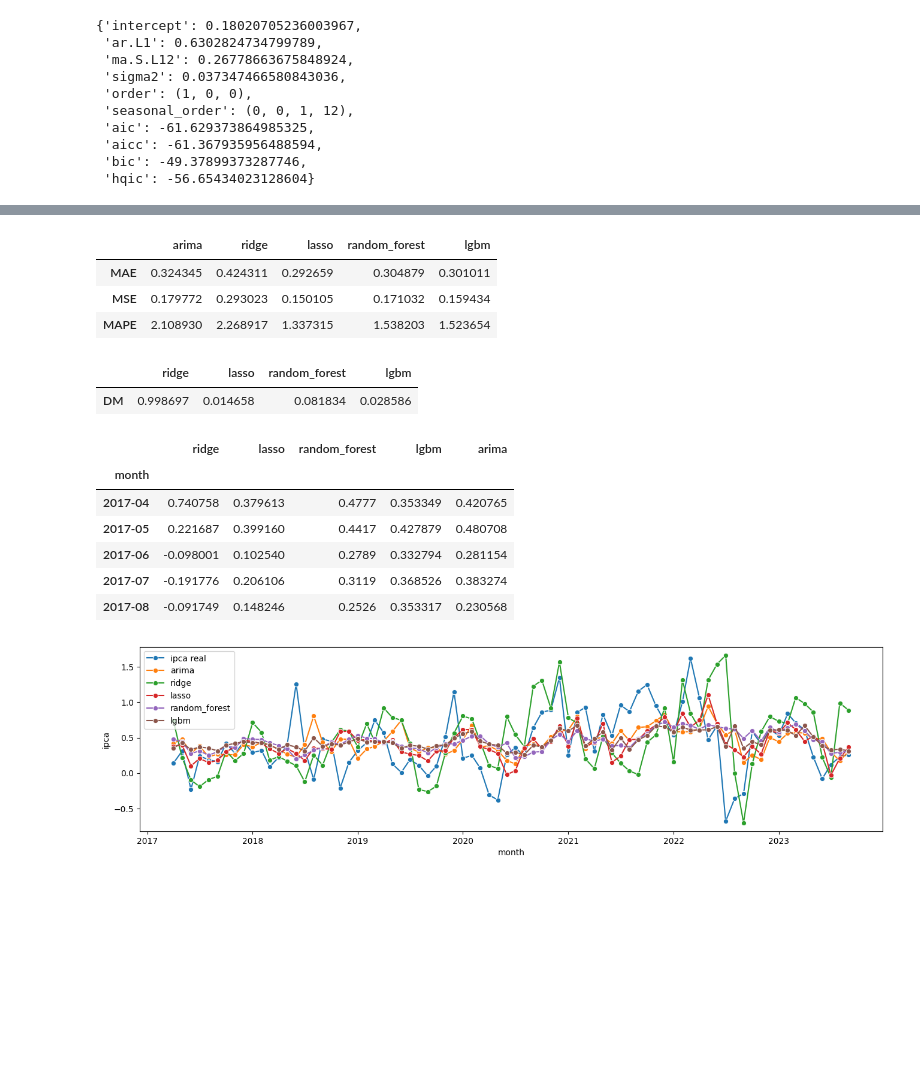
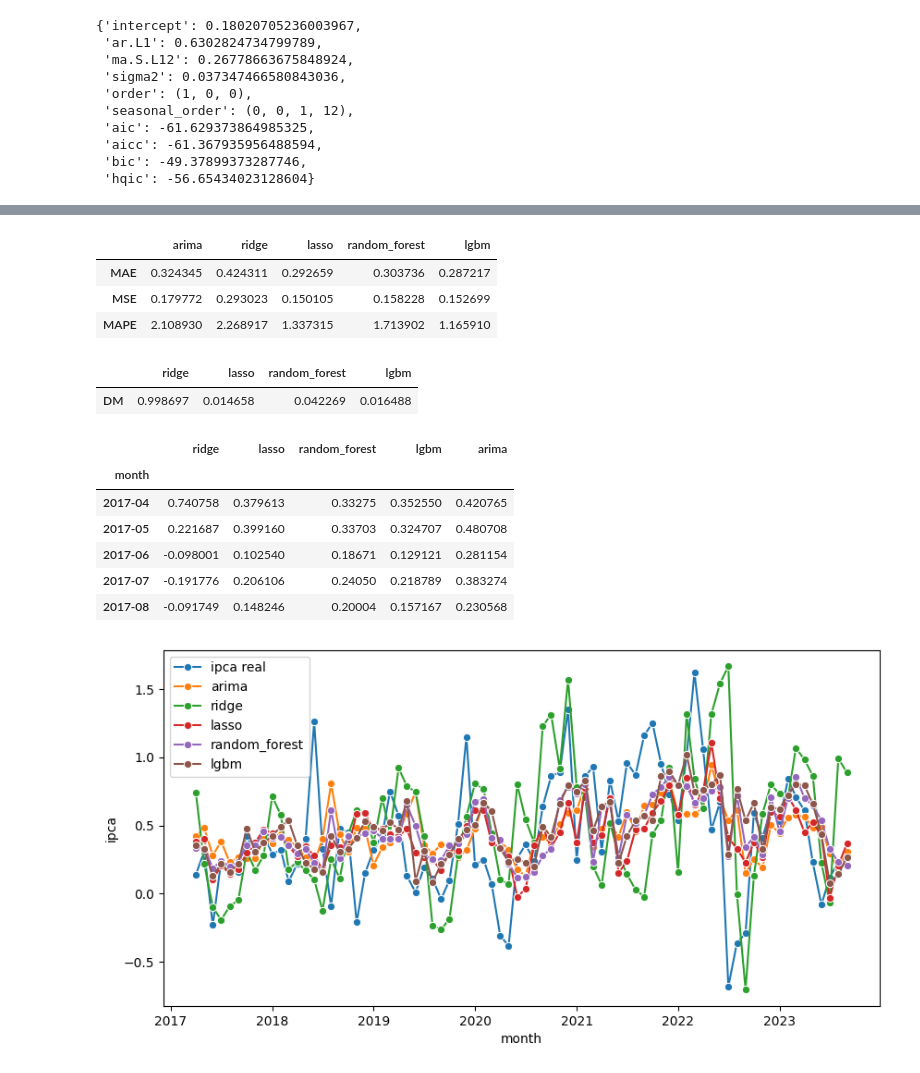
Before and after one commit to GuilhermeFrainer/tcc, a Jupyter notebook: h2.ipynb, the cells around one changed output, grey strips where cells are left out. Cells and saved outputs as stored; diff of their text form; code cells hidden in the pictures; blank space fills up the shorter version.

Commit message:
Configuração final dos modelos

```diff
--- a/h2.ipynb
+++ b/h2.ipynb
@@ -49,25 +41,28 @@ df.head()
 # Cria cópia para usar para comparações depois
 # Isso é um tanto de paranóia
 ipca = df['ipca'].copy()
-ipca_train, ipca_test = temporal_train_test_split(ipca, test_size=TEST_SIZE - FORECASTING_HORIZON + 1)
+ipca_train, ipca_test = temporal_train_test_split(
+    ipca,
+    test_size=fvars.TEST_SIZE - FORECASTING_HORIZON + 1
+)
 # %%
 # Benchmark
 arima = AutoARIMA(sp=12)
 # Regressores
 regressors = {
     'ridge': RidgeCV(),
-    'lasso': LassoCV(max_iter=LASSO_MAX_ITER),
-    'random_forest': RandomForestRegressor(max_features=RF_MAX_FEATURES),
-    'lgbm': LGBMRegressor(max_depth=LGBM_MAX_DEPTH, learning_rate=LGBM_LEARNING_RATE)
+    'lasso': LassoCV(**fvars.lasso),
+    'random_forest': RandomForestRegressor(**fvars.rf),
+    'lgbm': LGBMRegressor(**fvars.lgbm)
 }
 # Converte regressores com 'make_reduction'
 forecasters = {}
 for model, reg in regressors.items():
-    forecasters[model] = make_reduction(reg, window_length=WINDOW_LENGTH)
+    forecasters[model] = make_reduction(reg, window_length=fvars.WINDOW_LENGTH)
 # %%
 # Roda o ARIMA
 # Serve apenas para achar o tamanho da 'initial_window' e para métricas de erro depois
-y_train, y_test = temporal_train_test_split(df['ipca'], test_size=TEST_SIZE)
+y_train, y_test = temporal_train_test_split(df['ipca'], test_size=fvars.TEST_SIZE)
 fh = ForecastingHorizon(FORECASTING_HORIZON, is_relative=True)
 cv = ExpandingWindowSplitter(fh, initial_window=y_train.size)
 arima.fit(y_train)
@@ -110,7 +105,7 @@ arima.get_fitted_params()
 # %%
 # Salva métricas de erro e previsões em dicionário
 res = {}
-preds = {}
+preds = {} # Salva 'arima_pred' aqui depois de rodar teste DM
 # Salva métricas de erro do ARIMA
 mae = MeanAbsoluteError()
 mse = MeanSquaredError()
@@ -126,7 +121,7 @@ for model, forecaster in forecasters.items():
     mape = MeanAbsolutePercentageError()
 
     # Modelos lineares (precisam de dados normalizados)
-    if model in LINEAR_MODELS:
+    if model in fvars.LINEAR_MODELS:
         # Normaliza dados
         scaler = StandardScaler()
         normalized_data = scaler.fit_transform(df)
@@ -169,14 +146,15 @@ res_df = pd.DataFrame(res, index=['MAE', 'MSE', 'MAPE'])
 res_df
 # %% [output]
 |  | arima | ridge | lasso | random_forest | lgbm |
-| MAE | 0.324345 | 0.424311 | 0.292659 | 0.304879 | 0.301011 |
-| MSE | 0.179772 | 0.293023 | 0.150105 | 0.171032 | 0.159434 |
-| MAPE | 2.108930 | 2.268917 | 1.337315 | 1.538203 | 1.523654 |
+| MAE | 0.324345 | 0.424311 | 0.292659 | 0.303736 | 0.287217 |
+| MSE | 0.179772 | 0.293023 | 0.150105 | 0.158228 | 0.152699 |
+| MAPE | 2.108930 | 2.268917 | 1.337315 | 1.713902 | 1.165910 |
 # %%
 p_values = {}
 for model, pred in preds.items():
     p_values[model] = epf.DM(ipca_test, arima_pred, pred)
-pd.DataFrame(p_values, index=['DM'])
+p_value_df = pd.DataFrame(p_values, index=['DM'])
+p_value_df
 # %% [output]
 |  | ridge | lasso | random_forest | lgbm |
-| DM | 0.998697 | 0.014658 | 0.081834 | 0.028586 |
+| DM | 0.998697 | 0.014658 | 0.042269 | 0.016488 |
@@ -187,24 +170,25 @@ preds_df.head()
 # %% [output]
 |  | ridge | lasso | random_forest | lgbm | arima |
 | month |  |  |  |  |  |
-| 2017-04 | 0.740758 | 0.379613 | 0.4777 | 0.353349 | 0.420765 |
-| 2017-05 | 0.221687 | 0.399160 | 0.4417 | 0.427879 | 0.480708 |
-| 2017-06 | -0.098001 | 0.102540 | 0.2789 | 0.332794 | 0.281154 |
-| 2017-07 | -0.191776 | 0.206106 | 0.3119 | 0.368526 | 0.383274 |
-| 2017-08 | -0.091749 | 0.148246 | 0.2526 | 0.353317 | 0.230568 |
+| 2017-04 | 0.740758 | 0.379613 | 0.33275 | 0.352550 | 0.420765 |
+| 2017-05 | 0.221687 | 0.399160 | 0.33703 | 0.324707 | 0.480708 |
+| 2017-06 | -0.098001 | 0.102540 | 0.18671 | 0.129121 | 0.281154 |
+| 2017-07 | -0.191776 | 0.206106 | 0.24050 | 0.218789 | 0.383274 |
+| 2017-08 | -0.091749 | 0.148246 | 0.20004 | 0.157167 | 0.230568 |
 # %%
 labels = ['ipca real', 'arima', 'ridge', 'lasso', 'random_forest', 'lgbm']
 fig, ax = utils.plot_series(
     ipca_test,
     preds['arima'],
     preds['ridge'],
     preds['lasso'],
     preds['random_forest'],
     preds['lgbm'],
-    labels=labels
+    labels=labels,
+    figsize=fvars.FIGSIZE
 )
 fig.savefig(f"imagens/h{FORECASTING_HORIZON}.png")
 # %% [output]
-[figure, old version]
+[figure, new version]
 # %%
 preds_df.to_csv(f"previsões/h{FORECASTING_HORIZON}.csv", sep=';', decimal=',')
```
Also changed, not shown: parts of 6 cells of this notebook, 6 other files.
